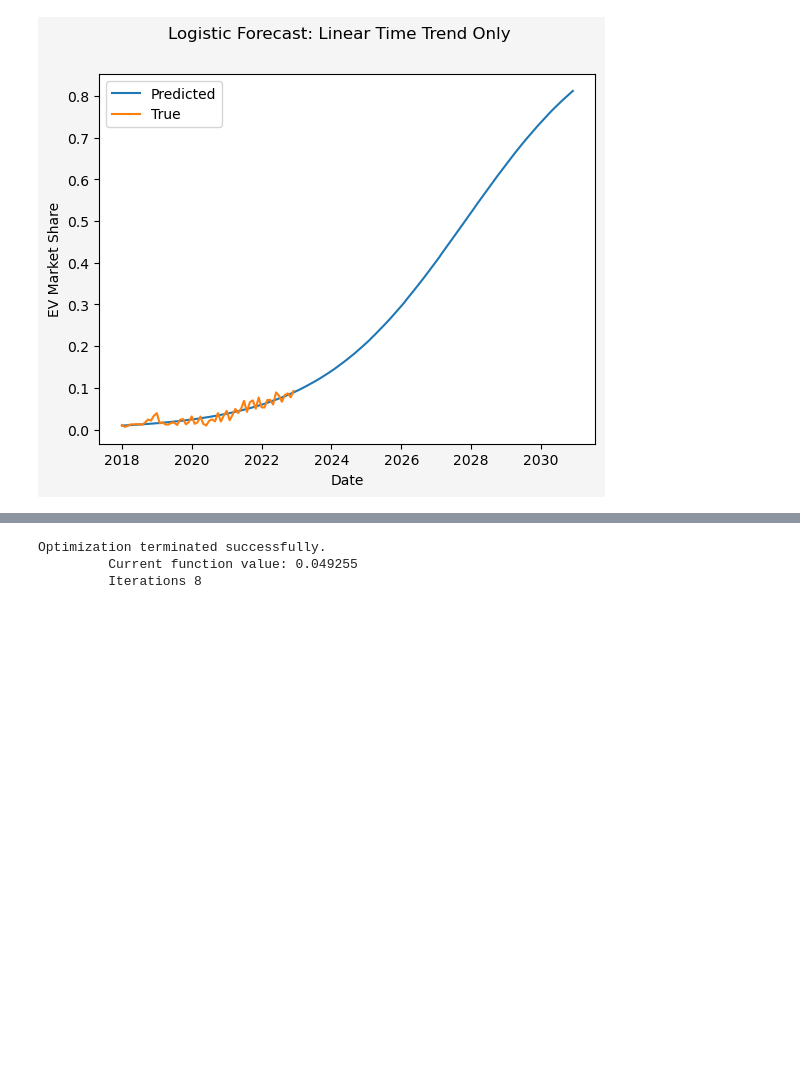
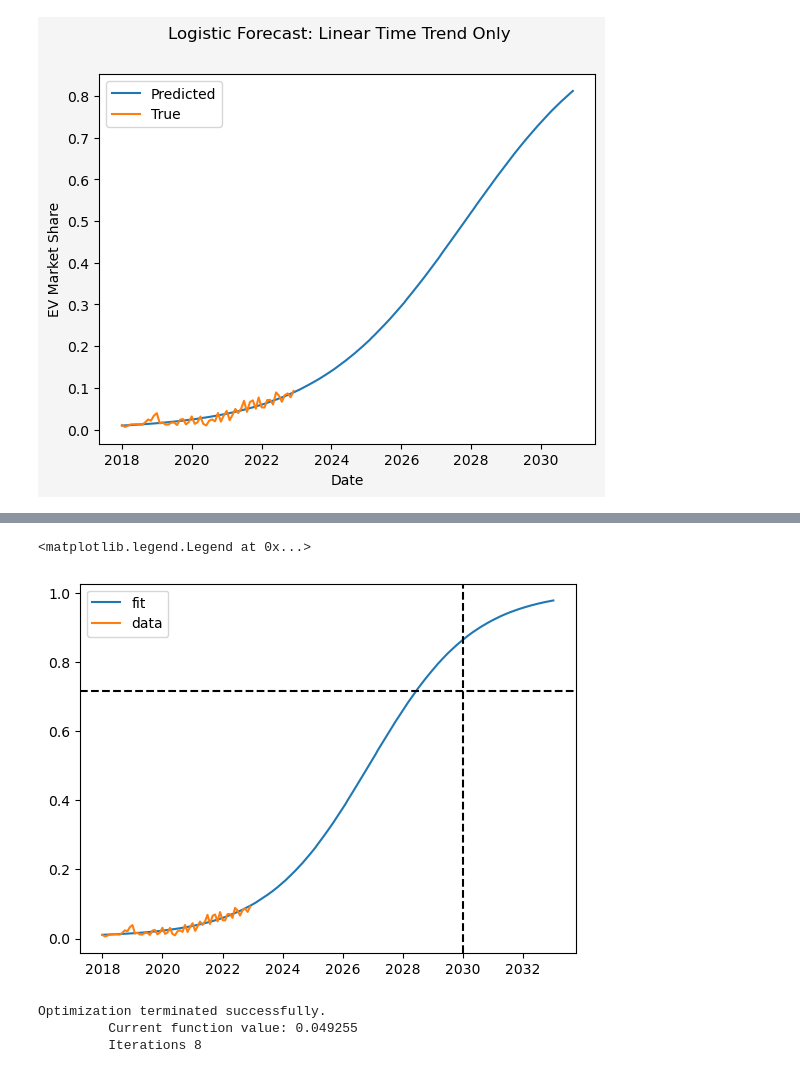
Before and after one commit to rajanoureddine/ctdot-tobin-yse, a Jupyter notebook: 4_forecasting/simple_forecast.ipynb, the cells around one changed output, grey strips where cells are left out. Drawn from its saved outputs; the diff is of its cells as text; code cells hidden in the pictures; blank space fills up the shorter version.

```diff
--- a/4_forecasting/simple_forecast.ipynb
+++ b/4_forecasting/simple_forecast.ipynb
@@ -742,3 +774,13 @@ plot_lines([dates,ev_sales_zip_grouped_dummies["date"]] ,
+# %%
+y = sigmoid(x, *popt)
+plt.plot(pd.date_range('2018-01-01', '2033-01-01', freq= 'MS'), y, label='fit')
+plt.plot(xdata_labels, ydata, '-', label='data')
+plt.axhline(0.717, linestyle = '--', color = 'black')
+plt.axvline(21918, linestyle = '--', color = 'black')
+plt.legend(loc='best')
+# %% [output]
+<matplotlib.legend.Legend at 0x...>
+[figure, added]
 # %%
 form_logit_big = 'share_in_yr_mth~+time+month_01+month_02+month_03+month_04+month_05+month_06+month_07+month_08+month_09+month_10+month_11+month_12'
 logit_model_big = smf.logit(form_logit_big, data = ev_sales_zip_grouped_dummies)
```
Also changed, not shown: parts of 16 cells of this notebook, 3 other files.
